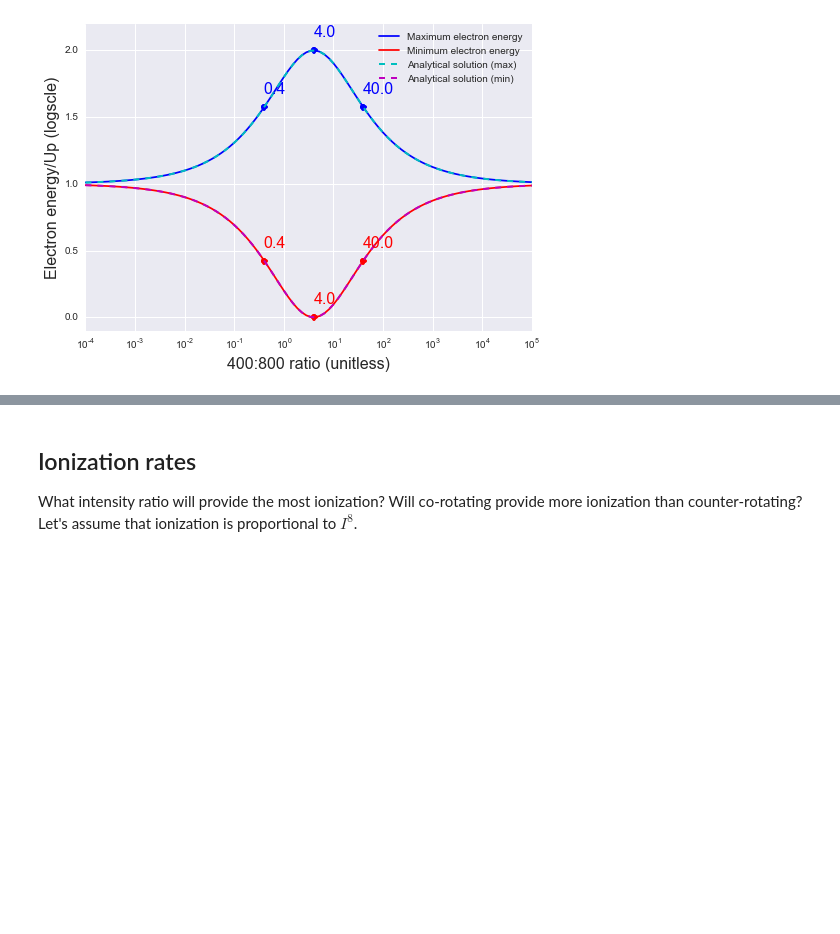
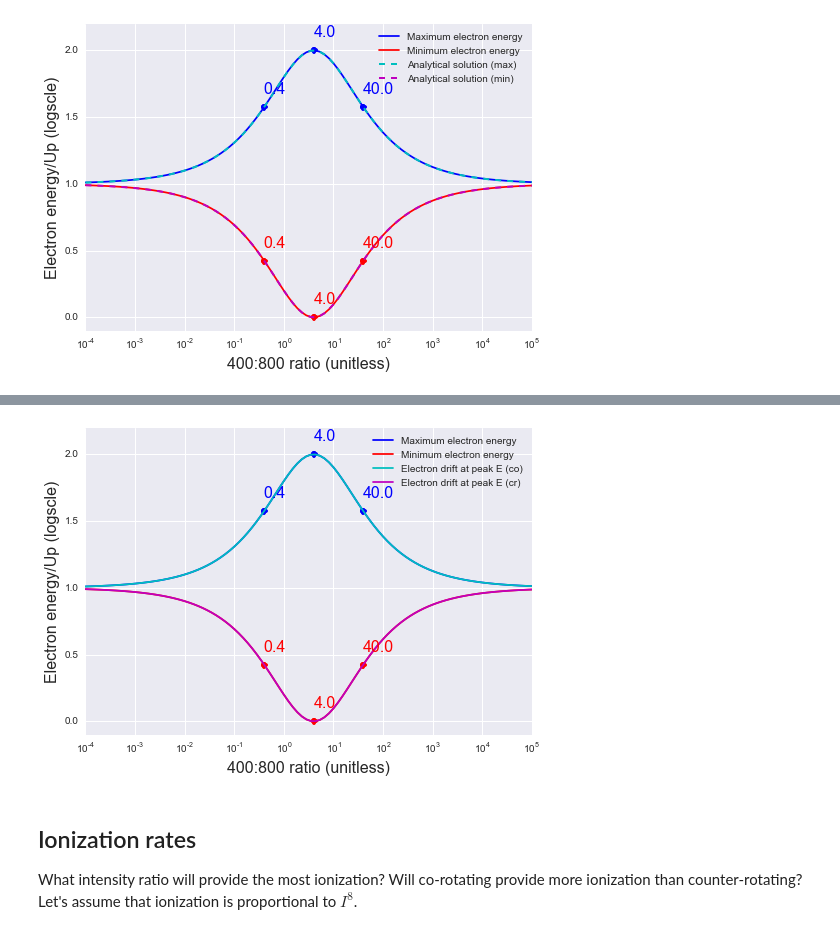
Before and after one commit to DanHickstein/cutoffs, a Jupyter notebook: Cutoff rules 1.1.ipynb, the cells around one changed output, grey strips where cells are left out. Saved outputs shown, nothing was run; the diff lists cells and outputs as text; code cells hidden in the pictures; blank space fills up the shorter version.

```diff
--- a/Cutoff rules 1.1.ipynb
+++ b/Cutoff rules 1.1.ipynb
@@ -401,3 +403,86 @@ leg = ax.legend(); leg.draw_frame(False)
+# %%
+fig = plt.figure()
+ax  = plt.subplot(111)
+
+I1    = 1e14
+wave1 = 800e-9
+wave2 = 400e-9
+
+ratios = []
+Emins  = []
+Emaxs  = []
+Ecos = []
+Ecrs = []
+
+for ratio in np.logspace(-4,5,100):
+    period = wave1/c
+    t = np.linspace(0,period,200)
+
+    I2 = ratio*I1
+
+    Ex,Ey, Px,Py = E_and_P(t,wavelength1=wave1,wavelength2=wave2,I1=I1,I2=I2,ellip1=1,ellip2=-1)
+    Up1,Up2,Up = UPs(wave1,wave2,I1,I2)
+
+    P = np.sqrt(Px**2+Py**2)
+    E = 13.6*P**2
+    Emin = np.min(E)/Up
+    Emax = np.max(E)/Up
+
+    ratios.append(ratio)
+    Emins.append(Emin)
+    Emaxs.append(Emax)
+
+    Field = np.sqrt(Ex**2+Ey**2)
+    Ecr = E[np.argmax(Field)]/Up
+#     print 'cr:',Ecr
+    Ecrs.append(Ecr)
+
+    Ex,Ey, Px,Py = E_and_P(t,wavelength1=wave1,wavelength2=wave2,I1=I1,I2=I2,ellip1=1,ellip2=1)
+    P = np.sqrt(Px**2+Py**2)
+    E = 13.6*P**2
+    Field = np.sqrt(Ex**2+Ey**2)
+    Eco = E[np.argmax(Field)]/Up
+#     print 'Co:',Eco
+    Ecos.append(Eco)
+
+
+
+ax.set_xscale('log')
+
+#label some special points:
+for ratio in (0.4,4,40):
+    I2 = ratio*I1
+
+    Ex,Ey, Px,Py = E_and_P(t,wavelength1=wave1,wavelength2=wave2,I1=I1,I2=I2,ellip1=1,ellip2=-1)
+    Up1,Up2,Up = UPs(wave1,wave2,I1,I2)
+
+    P = np.sqrt(Px**2+Py**2)
+    E = 13.6*P**2
+    Emin = np.min(E)/Up
+    Emax = np.max(E)/Up
+
+    ax.plot(ratio,Emax,'bo')
+    ax.plot(ratio,Emin,'ro')
+
+    ax.text(ratio,Emax +0.1,'%.1f'%ratio,fontsize=16,color='b')
+    ax.text(ratio,Emin +0.1,'%.1f'%ratio,fontsize=16,color='r')
+
+
+ax.plot(ratios,Emaxs,color='b',label='Maximum electron energy')
+ax.plot(ratios,Emins,color='r',label='Minimum electron energy')
+
+ax.plot(ratios,Ecos,color='c',label='Electron drift at peak E (co)')
+ax.plot(ratios,Ecrs, color='m',label='Electron drift at peak E (cr)')
+
+ax.set_xlabel('400:800 ratio (unitless)',fontsize=16)
+ax.set_ylabel('Electron energy/Up (logscle)',fontsize=16)
+
+ax.set_ylim(-0.1,2.2)
+
+
+leg = ax.legend(); leg.draw_frame(False)
+# %% [output]
+[figure, added]
 # %% [markdown]
 ## Ionization rates
 
```
Also changed, not shown: parts of 1 cell of this notebook, 1 other file.
